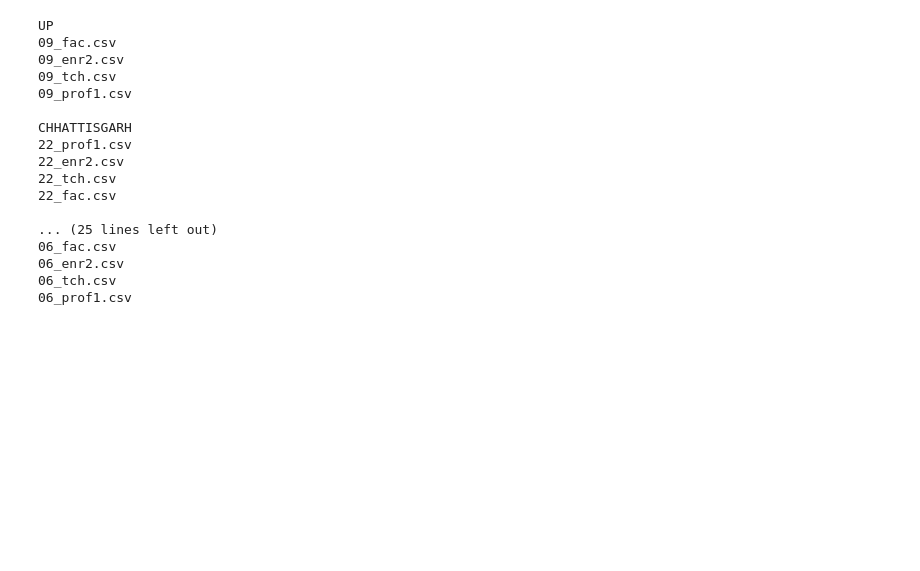
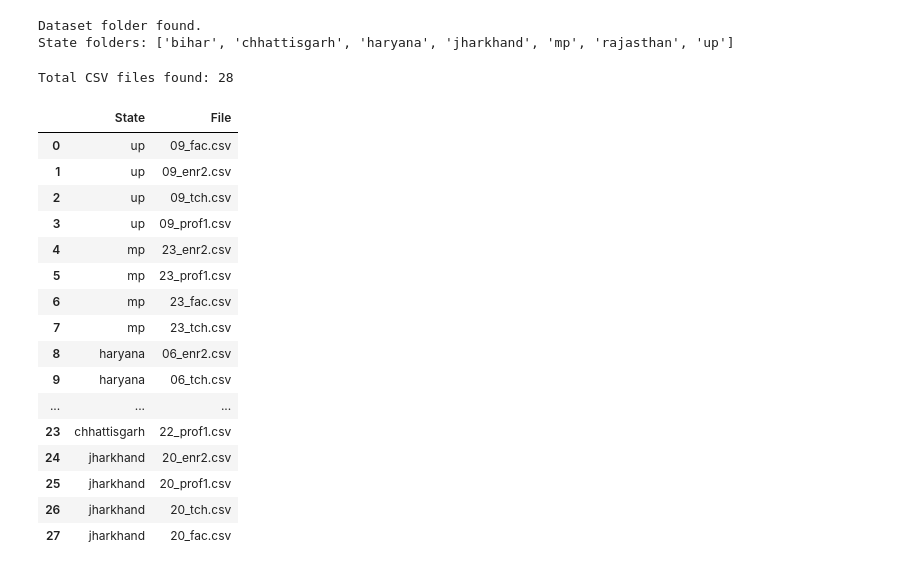
Before and after one commit to mukulyadav0118/india-school-education-analytics, a Jupyter notebook: 01_data_inspection.ipynb, the cells around one changed output. Saved outputs shown, nothing was run; the diff lists cells and outputs as text; code cells hidden in the pictures; blank space fills up the shorter version.

```diff
--- a/01_data_inspection.ipynb
+++ b/01_data_inspection.ipynb
@@ -91,30 +95,57 @@ Extracted datasets for haryana
+# %%
+
+data_path = "/content/drive/MyDrive/India_School_Education_Data"
+
+if os.path.isdir(data_path):
+    print("Dataset folder found.")
+    print("State folders:", sorted(
+        name for name in os.listdir(data_path)
+        if os.path.isdir(os.path.join(data_path, name))
+    ))
+else:
+    print("Dataset folder not found. Check the Drive path.")
+# %% [output]
+Dataset folder found.
+State folders: ['bihar', 'chhattisgarh', 'haryana', 'jharkhand', 'mp', 'rajasthan', 'up']
 # %%
-import os
+
+csv_files = []
 
 for state in os.listdir(data_path):
-    extract_path = os.path.join(data_path, state, "extracted")
+    extracted_path = os.path.join(data_path, state, "extracted")
 
-    if os.path.isdir(extract_path):
-        print(f"\n{state.upper()}")
+    if not os.path.isdir(extracted_path):
+        continue
 
-        for root, dirs, files in os.walk(extract_path):
-            for file in files:
-                print(file)
+    for root, dirs, files in os.walk(extracted_path):
+        for file in files:
+            if file.lower().endswith(".csv"):
+                csv_files.append({
+                    "State": state,
+                    "File": file,
+                    "Path": os.path.join(root, file)
+                })
+
+csv_index = pd.DataFrame(csv_files)
+
+print("Total CSV files found:", len(csv_files))
+display(csv_index[["State", "File"]])
 # %% [output]
-UP
-09_fac.csv
-09_enr2.csv
-09_tch.csv
-09_prof1.csv
-
-CHHATTISGARH
-22_prof1.csv
-22_enr2.csv
-22_tch.csv
-22_fac.csv
-
-... (25 lines left out)
-06_fac.csv
-06_enr2.csv
-06_tch.csv
-06_prof1.csv
+Total CSV files found: 28
+|  | State | File |
+| 0 | up | 09_fac.csv |
+| 1 | up | 09_enr2.csv |
+| 2 | up | 09_tch.csv |
+| 3 | up | 09_prof1.csv |
+| 4 | mp | 23_enr2.csv |
+| 5 | mp | 23_prof1.csv |
+| 6 | mp | 23_fac.csv |
+| 7 | mp | 23_tch.csv |
+| 8 | haryana | 06_enr2.csv |
+| 9 | haryana | 06_tch.csv |
+| ... | ... | ... |
+| 23 | chhattisgarh | 22_prof1.csv |
+| 24 | jharkhand | 20_enr2.csv |
+| 25 | jharkhand | 20_prof1.csv |
+| 26 | jharkhand | 20_tch.csv |
+| 27 | jharkhand | 20_fac.csv |
```
Also changed, not shown: parts of 10 cells of this notebook.
